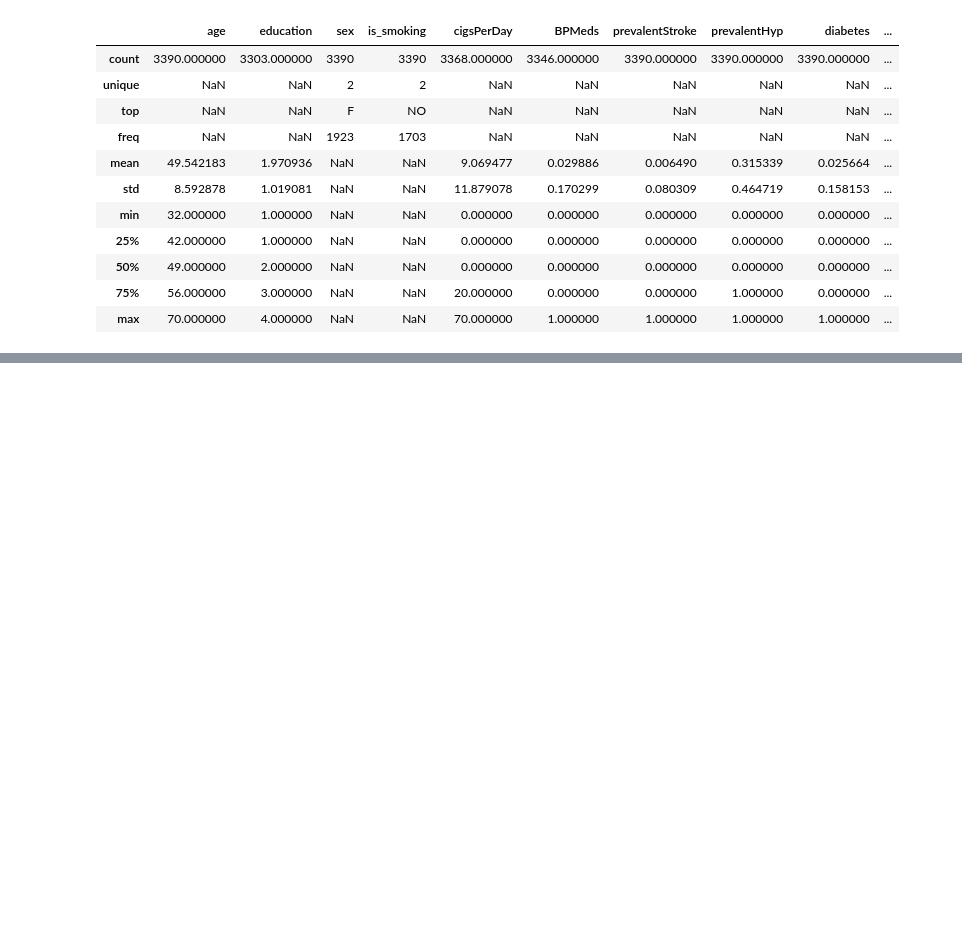
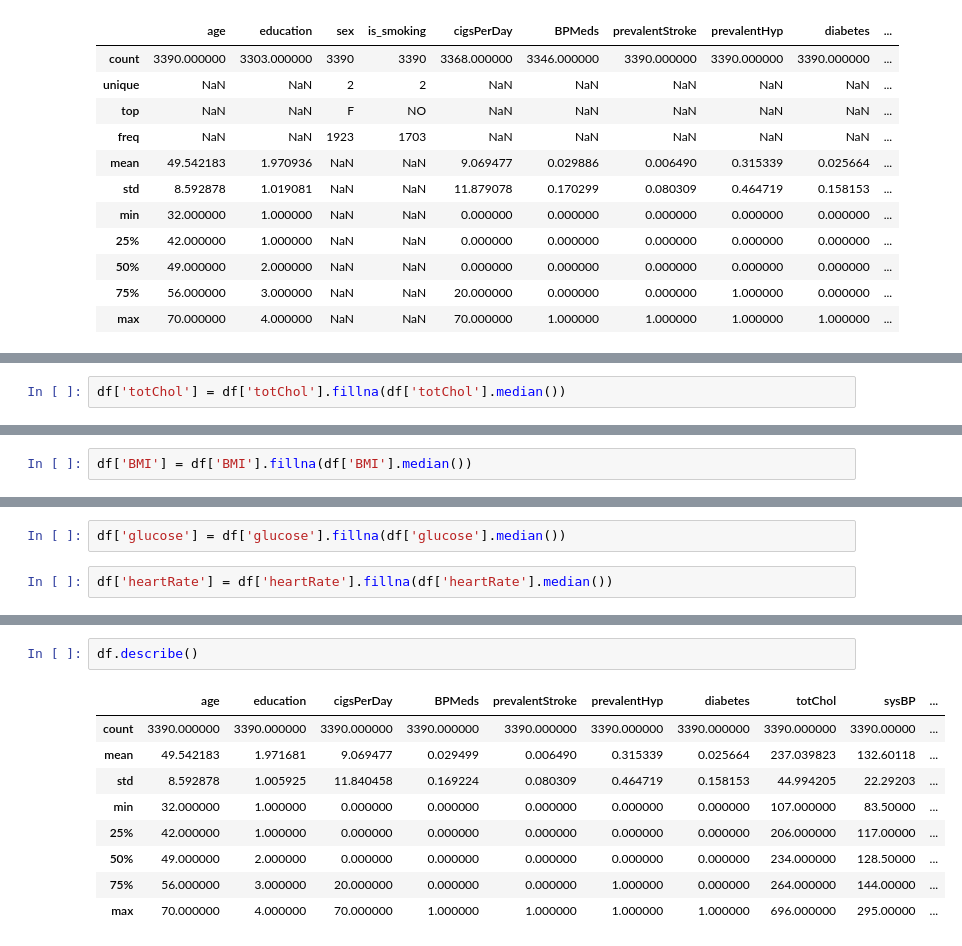
Before and after one commit to rsonar821/Classification-Capstone-Project, a Jupyter notebook: Cardiovascular_Risk_Prediction.ipynb, the cells around one changed output, grey strips where cells are left out. Drawn from its saved outputs; the diff is of its cells as text; blank space fills up the shorter version.

```diff
--- a/Cardiovascular_Risk_Prediction.ipynb
+++ b/Cardiovascular_Risk_Prediction.ipynb
@@ -125,0 +158,2 @@ df.describe(include='all')
+# %%
+df['totChol'] = df['totChol'].fillna(df['totChol'].median())
@@ -125,0 +162,2 @@ df.describe(include='all')
+# %%
+df['BMI'] = df['BMI'].fillna(df['BMI'].median())
@@ -125,0 +166,4 @@ df.describe(include='all')
+# %%
+df['glucose'] = df['glucose'].fillna(df['glucose'].median())
+# %%
+df['heartRate'] = df['heartRate'].fillna(df['heartRate'].median())
@@ -125,0 +210,12 @@ df.describe(include='all')
+# %%
+df.describe()
+# %% [output]
+|  | age | education | cigsPerDay | BPMeds | prevalentStroke | prevalentHyp | diabetes | totChol | sysBP | ... |
+| count | 3390.000000 | 3390.000000 | 3390.000000 | 3390.000000 | 3390.000000 | 3390.000000 | 3390.000000 | 3390.000000 | 3390.00000 | ... |
+| mean | 49.542183 | 1.971681 | 9.069477 | 0.029499 | 0.006490 | 0.315339 | 0.025664 | 237.039823 | 132.60118 | ... |
+| std | 8.592878 | 1.005925 | 11.840458 | 0.169224 | 0.080309 | 0.464719 | 0.158153 | 44.994205 | 22.29203 | ... |
+| min | 32.000000 | 1.000000 | 0.000000 | 0.000000 | 0.000000 | 0.000000 | 0.000000 | 107.000000 | 83.50000 | ... |
+| 25% | 42.000000 | 1.000000 | 0.000000 | 0.000000 | 0.000000 | 0.000000 | 0.000000 | 206.000000 | 117.00000 | ... |
+| 50% | 49.000000 | 2.000000 | 0.000000 | 0.000000 | 0.000000 | 0.000000 | 0.000000 | 234.000000 | 128.50000 | ... |
+| 75% | 56.000000 | 3.000000 | 20.000000 | 0.000000 | 0.000000 | 1.000000 | 0.000000 | 264.000000 | 144.00000 | ... |
+| max | 70.000000 | 4.000000 | 70.000000 | 1.000000 | 1.000000 | 1.000000 | 1.000000 | 696.000000 | 295.00000 | ... |
```
Also changed, not shown: parts of 11 cells of this notebook.
